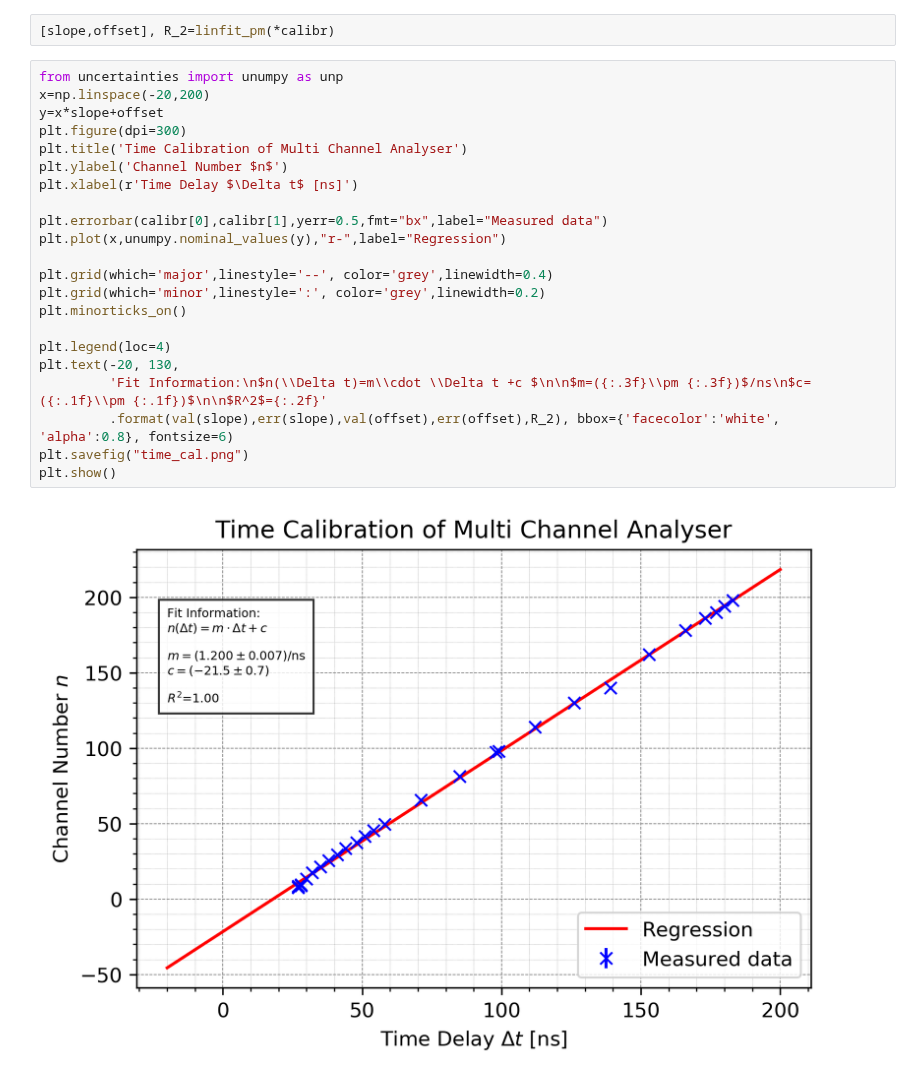
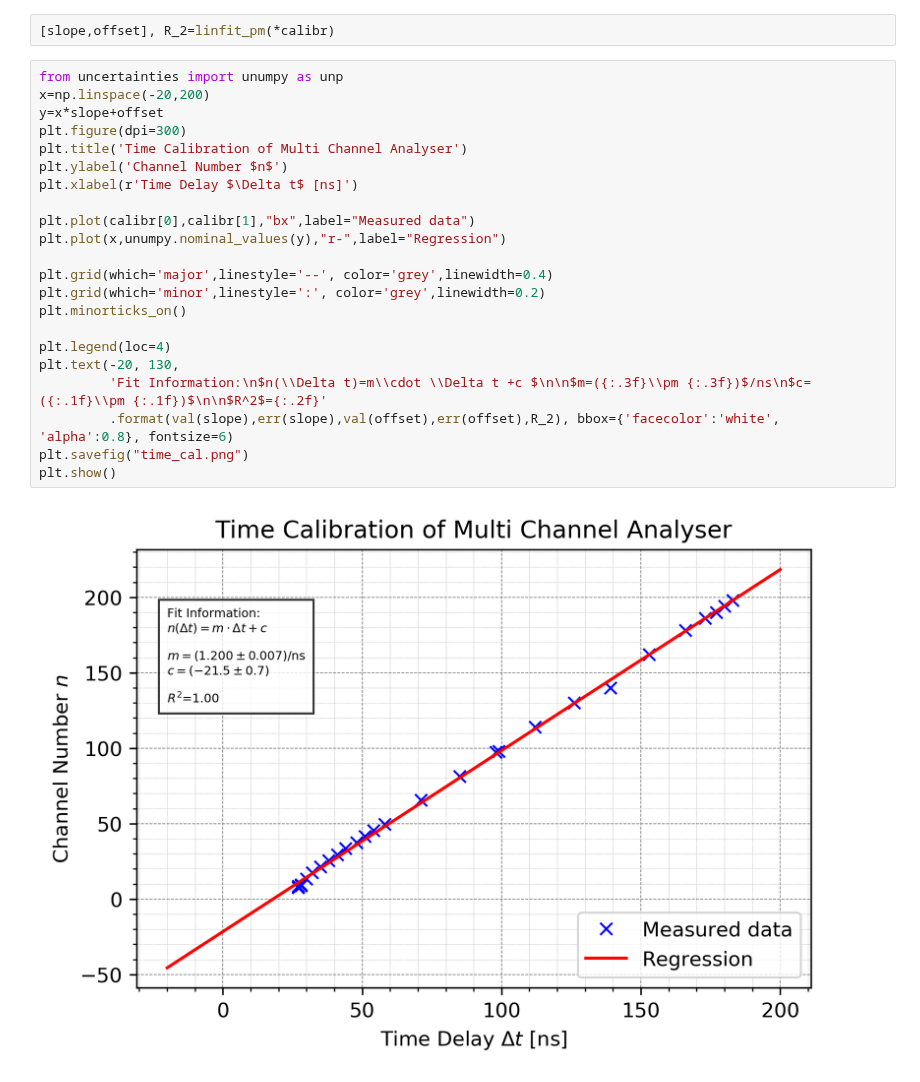
Before and after one commit to shockcookie/FP, a Jupyter notebook: KHWZ/coinc/Zeitkali.ipynb, the cells around one changed output. Cells and saved outputs as stored; diff of their text form.

```diff
--- a/KHWZ/coinc/Zeitkali.ipynb
+++ b/KHWZ/coinc/Zeitkali.ipynb
@@ -126,24 +126,24 @@ def err(x):
 # %%
 from uncertainties import unumpy as unp
 x=np.linspace(-20,200)
 y=x*slope+offset
 plt.figure(dpi=300)
 plt.title('Time Calibration of Multi Channel Analyser')
 plt.ylabel('Channel Number $n$')
 plt.xlabel(r'Time Delay $\Delta t$ [ns]')
 
-plt.errorbar(calibr[0],calibr[1],yerr=0.5,fmt="bx",label="Measured data")
+plt.plot(calibr[0],calibr[1],"bx",label="Measured data")
 plt.plot(x,unumpy.nominal_values(y),"r-",label="Regression")
 
 plt.grid(which='major',linestyle='--', color='grey',linewidth=0.4)
 plt.grid(which='minor',linestyle=':', color='grey',linewidth=0.2)
 plt.minorticks_on()
 
 plt.legend(loc=4)
 plt.text(-20, 130,
          'Fit Information:\n$n(\\Delta t)=m\\cdot \\Delta t +c $\n\n$m=({:.3f}\\pm {:.3f})$/ns\n$c=({:.1f}\\pm {:.1f})$\n\n$R^2$={:.2f}'
          .format(val(slope),err(slope),val(offset),err(offset),R_2), bbox={'facecolor':'white', 'alpha':0.8}, fontsize=6)
 plt.savefig("time_cal.png")
 plt.show()
 # %% [output]
-[figure, old version]
+[figure, new version]
```
Also changed, not shown: 1 other file.
